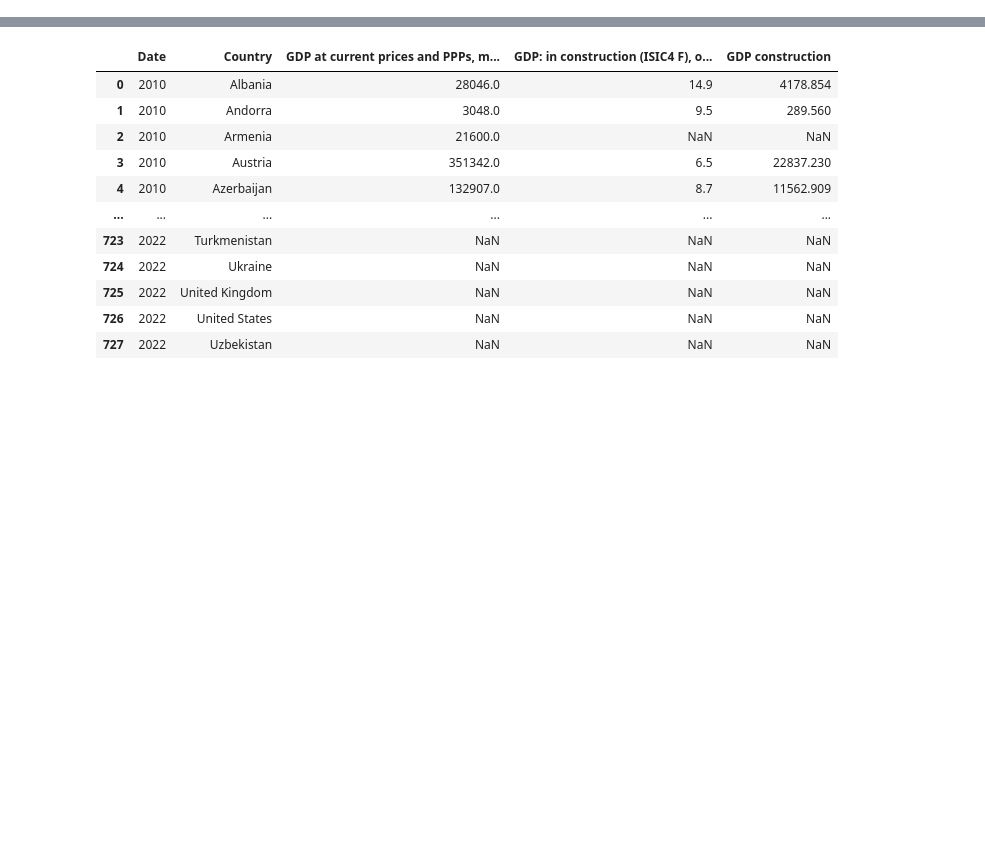
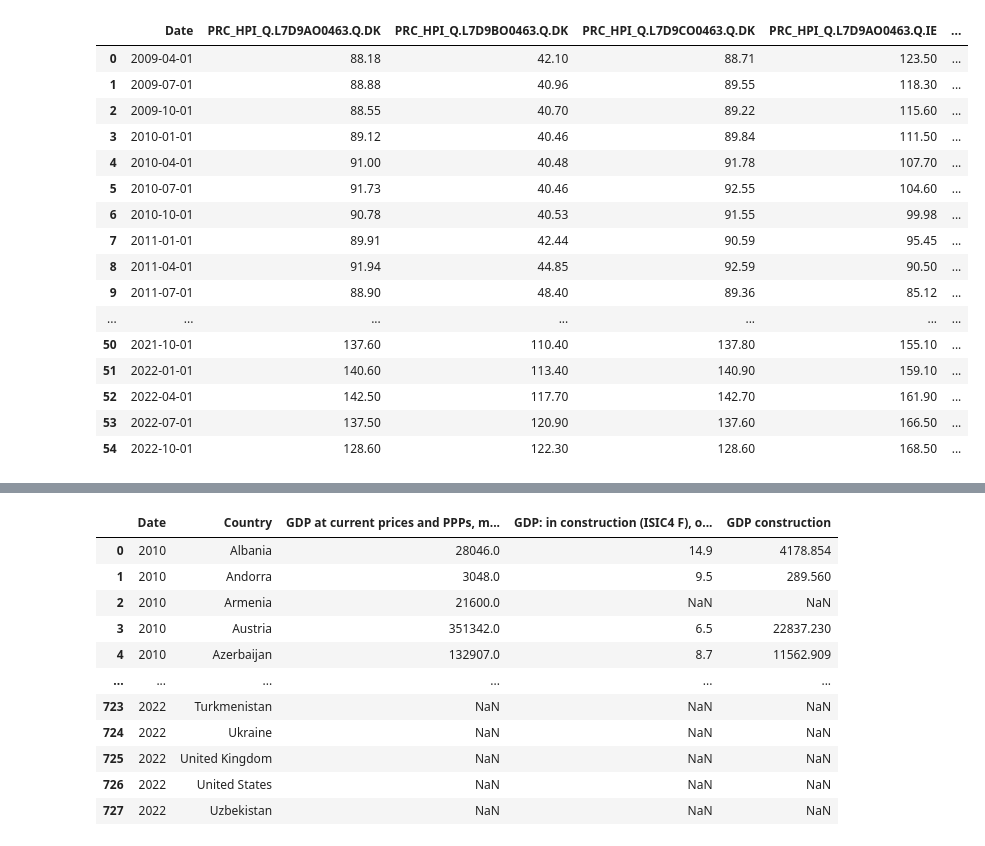
Before and after one commit to sbs23003/CA-Contstruction-Industry, a Jupyter notebook: datasets.ipynb, the cells around one changed output, grey strips where cells are left out. Drawn from its saved outputs; the diff is of its cells as text; code cells hidden in the pictures; blank space fills up the shorter version.

```diff
--- a/datasets.ipynb
+++ b/datasets.ipynb
@@ -137,0 +122,20 @@ df_demography
+# %%
+df_houseSales
+# %% [output]
+|  | Date | PRC_HPI_Q.L7D9AO0463.Q.DK | PRC_HPI_Q.L7D9BO0463.Q.DK | PRC_HPI_Q.L7D9CO0463.Q.DK | PRC_HPI_Q.L7D9AO0463.Q.IE | ... |
+| 0 | 2009-04-01 | 88.18 | 42.10 | 88.71 | 123.50 | ... |
+| 1 | 2009-07-01 | 88.88 | 40.96 | 89.55 | 118.30 | ... |
+| 2 | 2009-10-01 | 88.55 | 40.70 | 89.22 | 115.60 | ... |
+| 3 | 2010-01-01 | 89.12 | 40.46 | 89.84 | 111.50 | ... |
+| 4 | 2010-04-01 | 91.00 | 40.48 | 91.78 | 107.70 | ... |
+| 5 | 2010-07-01 | 91.73 | 40.46 | 92.55 | 104.60 | ... |
+| 6 | 2010-10-01 | 90.78 | 40.53 | 91.55 | 99.98 | ... |
+| 7 | 2011-01-01 | 89.91 | 42.44 | 90.59 | 95.45 | ... |
+| 8 | 2011-04-01 | 91.94 | 44.85 | 92.59 | 90.50 | ... |
+| 9 | 2011-07-01 | 88.90 | 48.40 | 89.36 | 85.12 | ... |
+| ... | ... | ... | ... | ... | ... | ... |
+| 50 | 2021-10-01 | 137.60 | 110.40 | 137.80 | 155.10 | ... |
+| 51 | 2022-01-01 | 140.60 | 113.40 | 140.90 | 159.10 | ... |
+| 52 | 2022-04-01 | 142.50 | 117.70 | 142.70 | 161.90 | ... |
+| 53 | 2022-07-01 | 137.50 | 120.90 | 137.60 | 166.50 | ... |
+| 54 | 2022-10-01 | 128.60 | 122.30 | 128.60 | 168.50 | ... |
```
Also changed, not shown: parts of 3 cells of this notebook.
